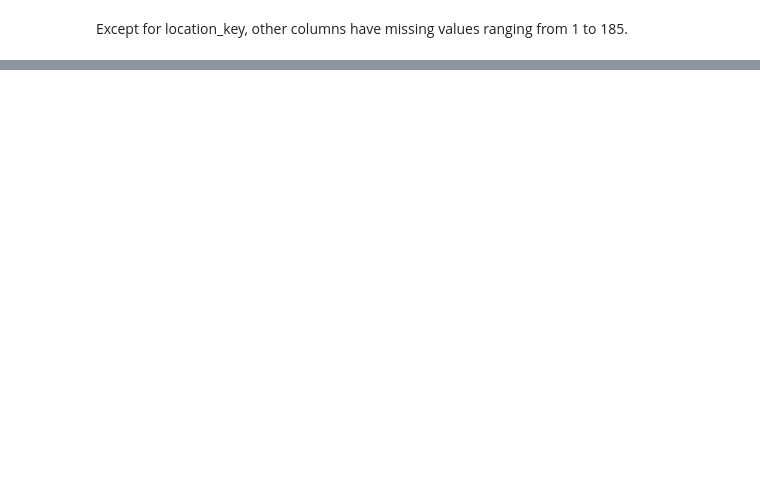
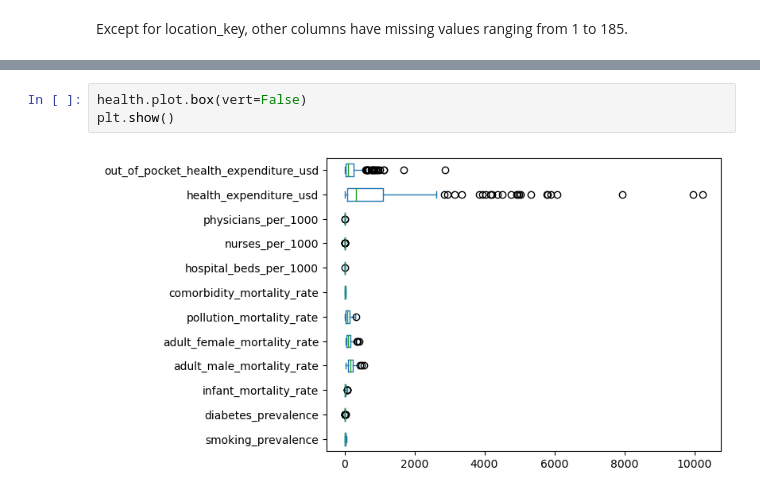
Before and after one commit to DenniseMc/cpsc_project, a Jupyter notebook: Health.ipynb, the cells around one changed output, grey strips where cells are left out. Saved outputs shown, nothing was run; the diff lists cells and outputs as text; blank space fills up the shorter version.

```diff
--- a/Health.ipynb
+++ b/Health.ipynb
@@ -163,0 +182,5 @@ Except for location_key, other columns have missing values ranging from 1 to 185
+# %%
+health.plot.box(vert=False)
+plt.show()
+# %% [output]
+[figure, added]
```
Also changed, not shown: parts of 14 cells of this notebook, 1 other file.
